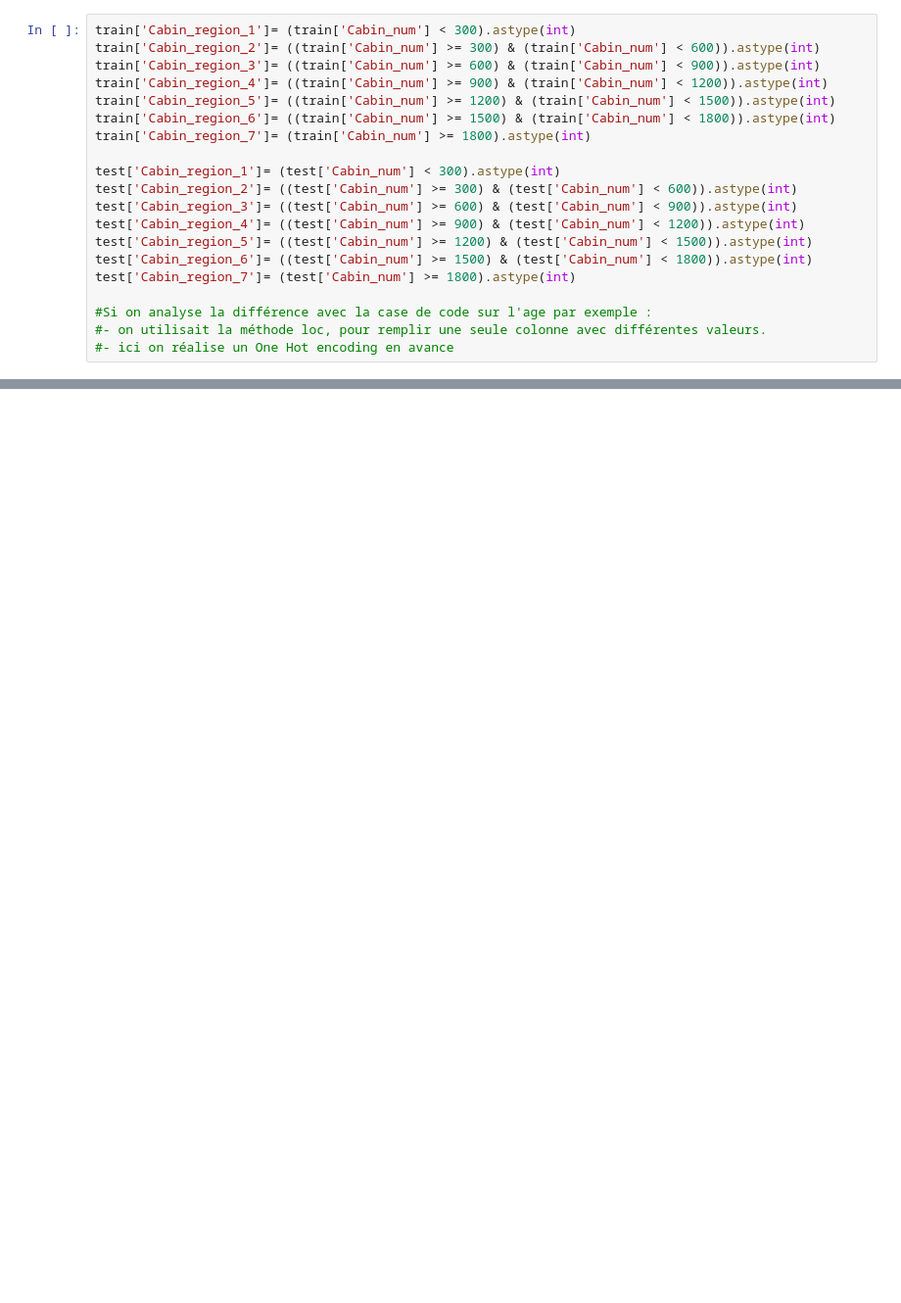
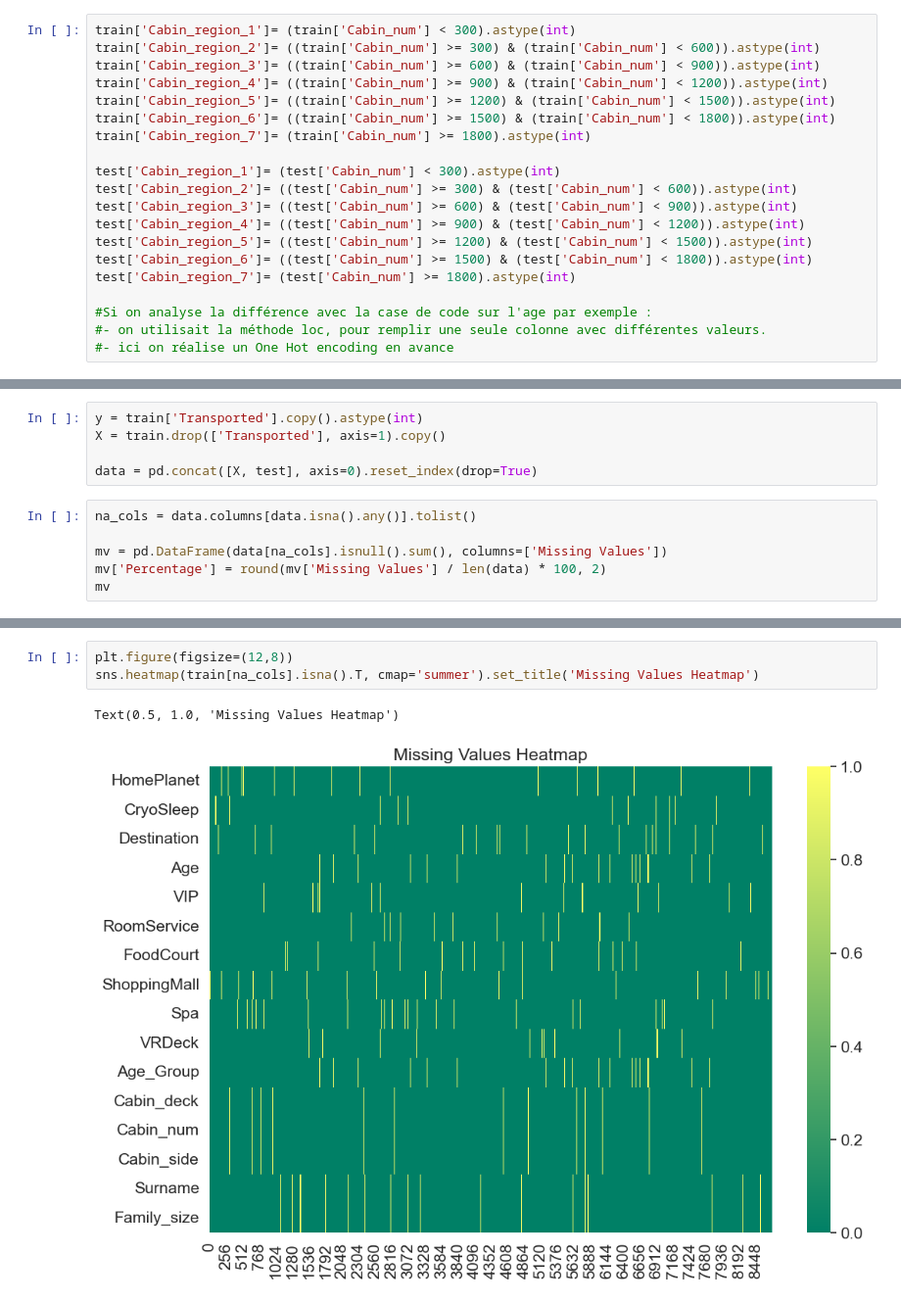
Before and after one commit to Bastaxeloux/generalml, a Jupyter notebook: spaceship titanic/notebook.ipynb, the cells around one changed output, grey strips where cells are left out. Shown at 98% size. Drawn from its saved outputs; the diff is of its cells as text; blank space fills up the shorter version.

```diff
--- a/spaceship titanic/notebook.ipynb
+++ b/spaceship titanic/notebook.ipynb
@@ -381,0 +408,11 @@ train.drop('Cabin_region_plot', axis=1, inplace=True)
+# %%
+y = train['Transported'].copy().astype(int)
+X = train.drop(['Transported'], axis=1).copy()
+
+data = pd.concat([X, test], axis=0).reset_index(drop=True)
+# %%
+na_cols = data.columns[data.isna().any()].tolist()
+
+mv = pd.DataFrame(data[na_cols].isnull().sum(), columns=['Missing Values'])
+mv['Percentage'] = round(mv['Missing Values'] / len(data) * 100, 2)
+mv
@@ -381,0 +437,6 @@ train.drop('Cabin_region_plot', axis=1, inplace=True)
+# %%
+plt.figure(figsize=(12,8))
+sns.heatmap(train[na_cols].isna().T, cmap='summer').set_title('Missing Values Heatmap')
+# %% [output]
+Text(0.5, 1.0, 'Missing Values Heatmap')
+[figure, added]
```
Also changed, not shown: parts of 42 cells of this notebook.
